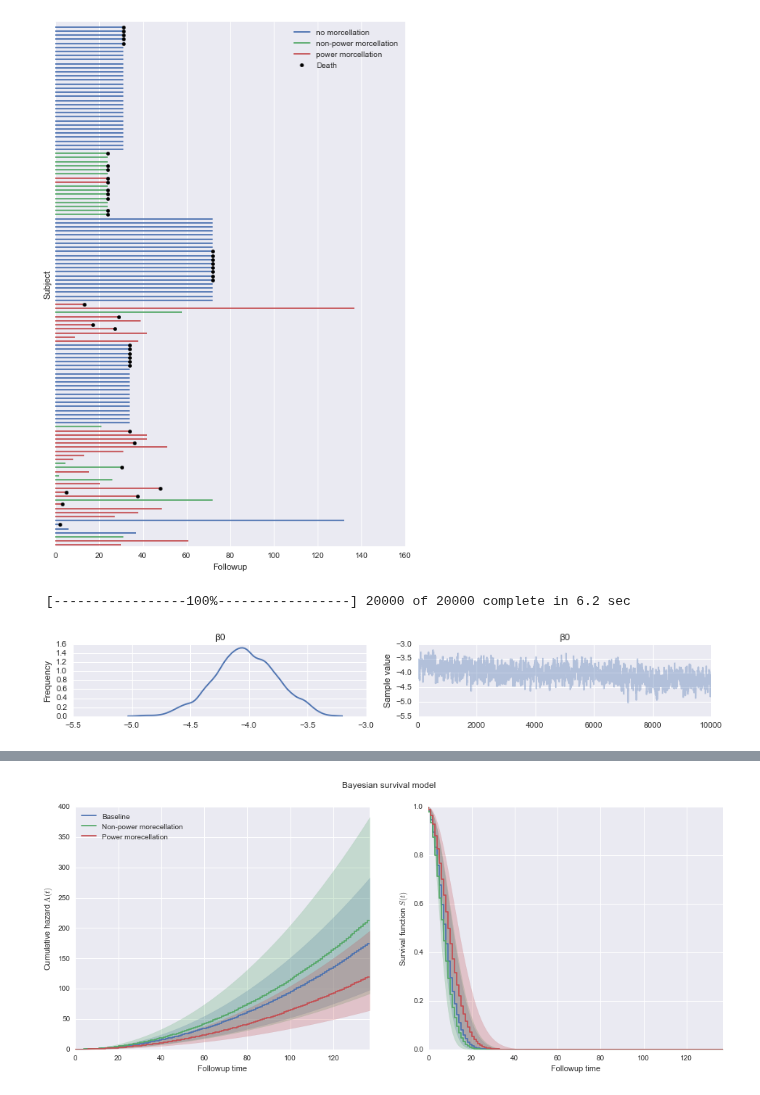
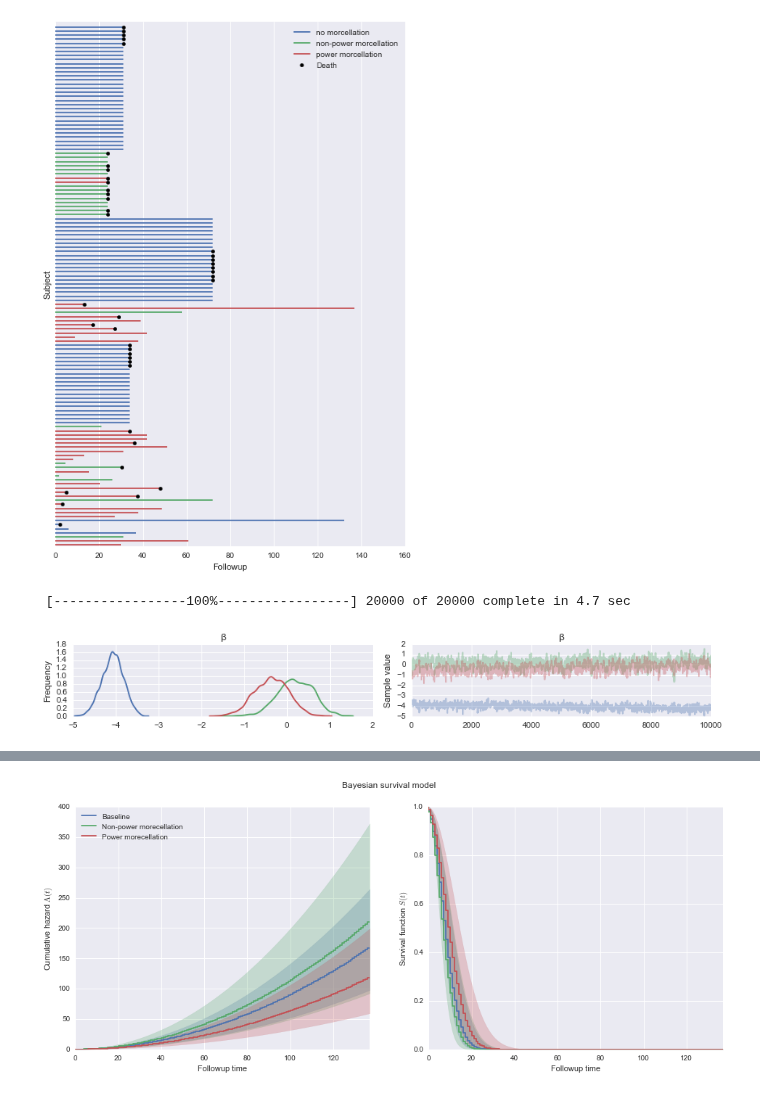
Before and after one commit to VanderbiltPopHealthSci/uterine_fibroids_MA, a Jupyter notebook: Key Question 4 Meta-analysis.ipynb, the cells around one changed output, grey strips where cells are left out. Saved outputs shown, nothing was run; the diff lists cells and outputs as text; code cells hidden in the pictures.

Commit message:
Updated survival model

```diff
--- a/Key Question 4 Meta-analysis.ipynb
+++ b/Key Question 4 Meta-analysis.ipynb
@@ -218,13 +216,11 @@ with Model() as model:
     time_imputed = Uniform('time_imputed', np.zeros(n_patients), time.values,
                               observed=time_masked, testval=2)
 
-    # Intercept for survival rate
-    β0 = Normal('β0', mu=0.0, tau=0.0001)
-    # Treatment effects
-    β1 = Normal('β1', mu=0.0, tau=0.0001, shape=2)
+    # Linear model parameters
+    β = Normal('β', mu=0.0, tau=0.0001, shape=3)
 
     # Survival rates
-    λ = Deterministic('λ', tt.exp(β0 + β1[0] * non_power + β1[1] * power))
+    λ = Deterministic('λ', tt.exp(β[0] + β[1] * non_power + β[2] * power))
 
     # Exponential survival likelihood, accounting for censoring
     def logp(event):
@@ -238,9 +234,9 @@ n_burn = 10000
 with model:
     trace = sample(n_iterations, step=Metropolis())
 # %% [output]
- [-----------------100%-----------------] 20000 of 20000 complete in 6.2 sec
+ [-----------------100%-----------------] 20000 of 20000 complete in 4.7 sec
 # %%
-traceplot(trace[n_burn:], varnames=['β0']);
+traceplot(trace[n_burn:], varnames=['β']);
 # %% [output]
-[figure, old version]
+[figure, new version]
 # %%
```
Also changed, not shown: parts of 12 cells of this notebook.
